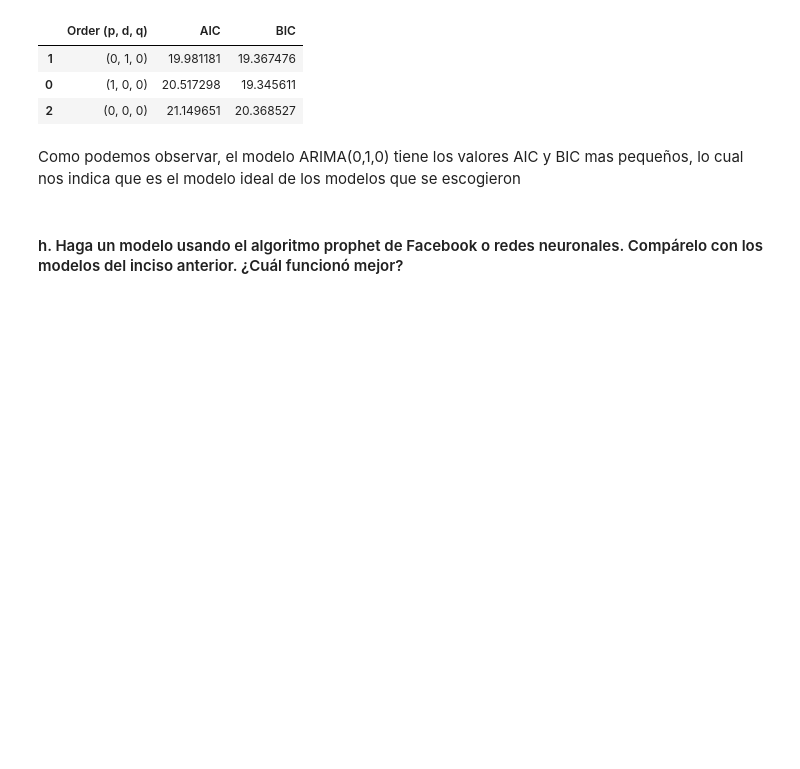
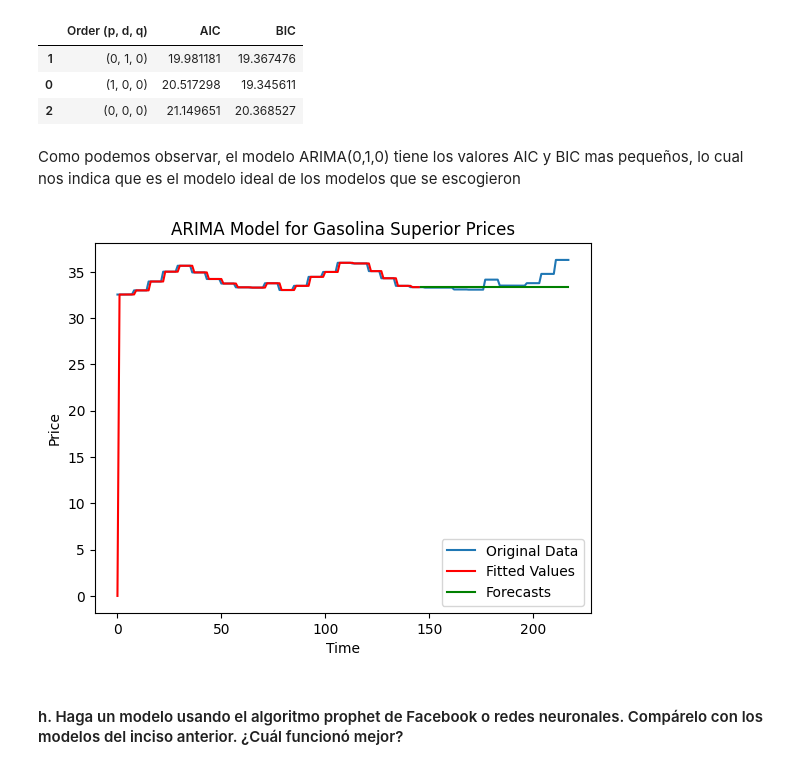
Before and after one commit to CrisLayB/DataScience_Lab02, a Jupyter notebook: ConsumoGasolina.ipynb, the cells around one changed output. Saved outputs shown, nothing was run; the diff lists cells and outputs as text; code cells hidden in the pictures; blank space fills up the shorter version.

```diff
--- a/ConsumoGasolina.ipynb
+++ b/ConsumoGasolina.ipynb
@@ -296,6 +242,35 @@ arima_comparison_results.sort_values(by=['AIC', 'BIC'])
 | 2 | (0, 0, 0) | 21.149651 | 20.368527 |
 # %% [markdown]
 Como podemos observar, el modelo ARIMA(0,1,0) tiene los valores AIC y BIC mas pequeños, lo cual nos indica que es el modelo ideal de los modelos que se escogieron
+# %%
+from statsmodels.tsa.arima.model import ARIMA
+
+gasolina_superior_price_series = prices_df['Superior']
+
+train_size_price = int(len(gasolina_superior_price_series) * 0.67)
+train_data_arima_price = gasolina_superior_price_series[:train_size_price].values
+
+arima_model_price = ARIMA(train_data_arima_price, order=(0, 1, 0))
+arima_fit_price = arima_model_price.fit()
+
+plt.plot(gasolina_superior_price_series, label='Original Data')
+
+# Plot the fitted values (in-sample predictions)
+fitted_values_price = arima_fit_price.fittedvalues
+plt.plot(fitted_values_price, color='red', label='Fitted Values')
+
+# Plot the forecasts (out-of-sample predictions)
+forecast_steps_price = len(gasolina_superior_price_series) - train_size_price
+forecasts_price = arima_fit_price.forecast(steps=forecast_steps_price)
+plt.plot(range(len(fitted_values_price), len(fitted_values_price) + forecast_steps_price), forecasts_price, color='green', label='Forecasts')
+
+plt.legend()
+plt.xlabel('Time')
+plt.ylabel('Price')
+plt.title('ARIMA Model for Gasolina Superior Prices')
+plt.show()
+# %% [output]
+[figure, added]
 # %% [markdown]
 #### h.  Haga un modelo usando el algoritmo prophet de Facebook o redes neuronales. Compárelo con los modelos del inciso anterior. ¿Cuál funcionó mejor?
 # %%
```
Also changed, not shown: parts of 19 cells of this notebook.
